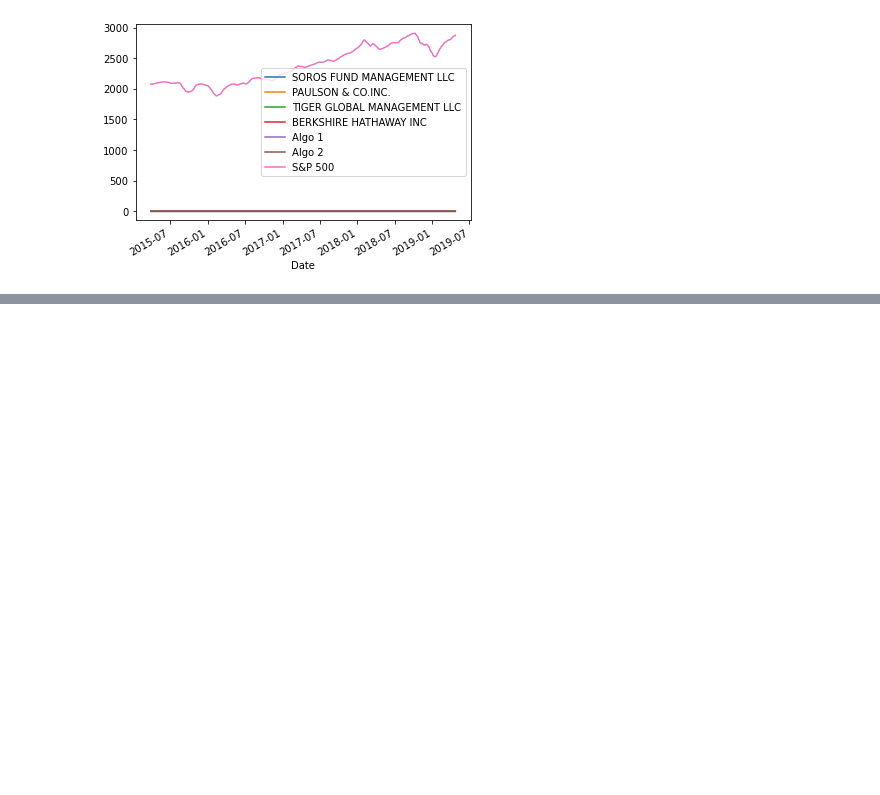
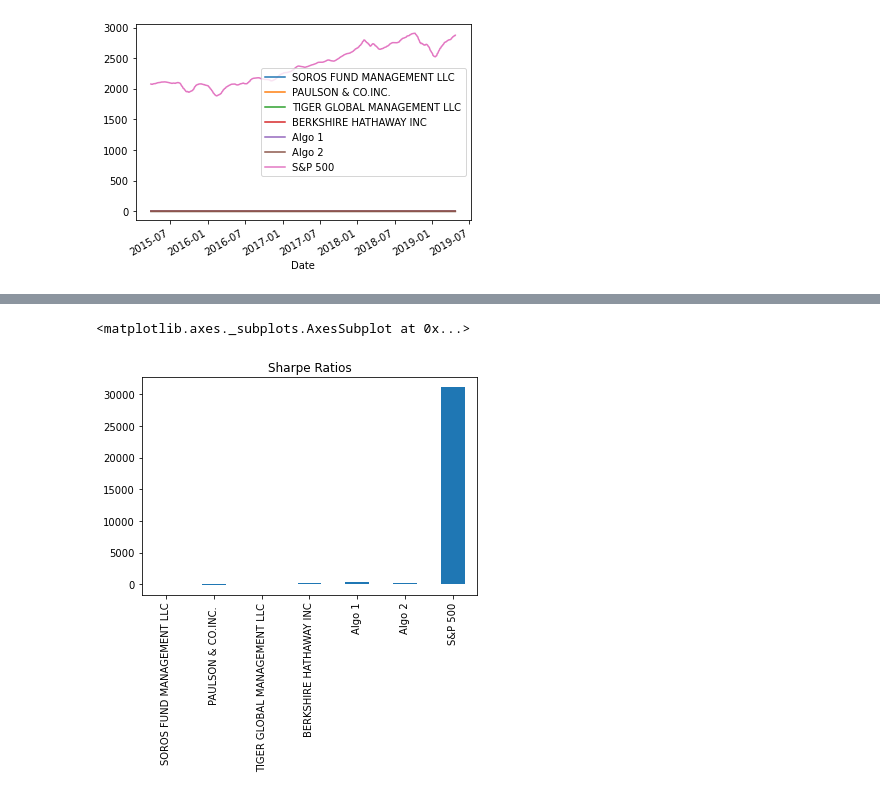
Before and after one commit to annapeng87/pandahomework, a Jupyter notebook: pandahw.ipynb, the cells around one changed output, grey strips where cells are left out. Cells and saved outputs as stored; diff of their text form; code cells hidden in the pictures; blank space fills up the shorter version.

```diff
--- a/pandahw.ipynb
+++ b/pandahw.ipynb
@@ -257,0 +275,3 @@ joined_data_rows.plot(kind='scatter', x='S&P 500', y='Drowning Incidents')
+# %%
+sharpe_ratios = (joined_data_rows.mean() * 252) / (joined_data_rows).std() * np.sqrt(252)
+sharpe_ratios
@@ -257,0 +287,5 @@ joined_data_rows.plot(kind='scatter', x='S&P 500', y='Drowning Incidents')
+# %%
+sharpe_ratios.plot(kind="bar", title="Sharpe Ratios")
+# %% [output]
+<matplotlib.axes._subplots.AxesSubplot at 0x...>
+[figure, added]
```
Also changed, not shown: parts of 11 cells of this notebook.
